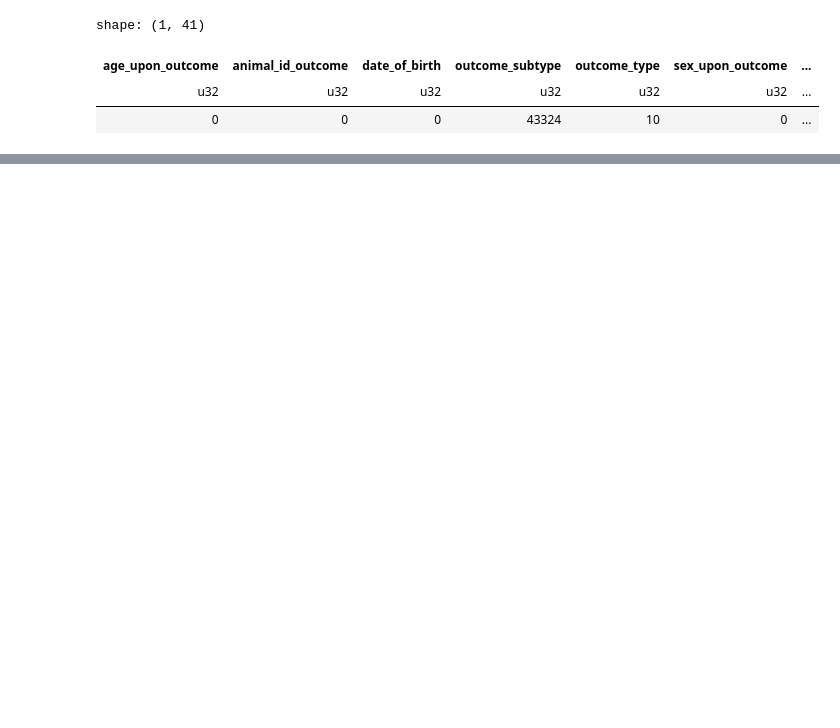
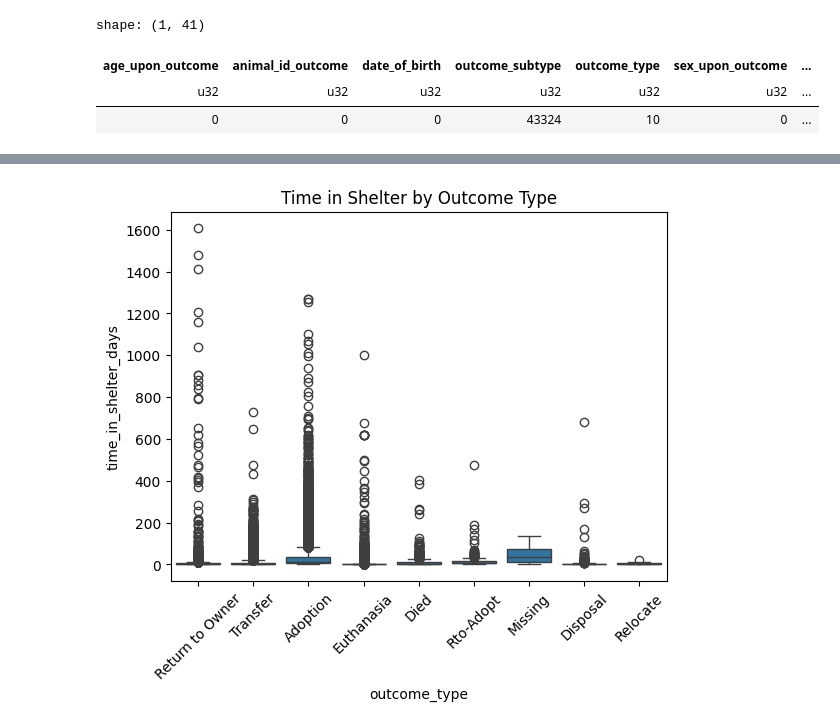
Before and after one commit to hlm01/ECE_143_Project, a Jupyter notebook: main.ipynb, the cells around one changed output, grey strips where cells are left out. Cells and saved outputs as stored; diff of their text form; code cells hidden in the pictures; blank space fills up the shorter version.

```diff
--- a/main.ipynb
+++ b/main.ipynb
@@ -68,0 +123,7 @@ shape: (5, 24)
+# %%
+sns.boxplot(data=df, x='outcome_type', y='time_in_shelter_days')
+plt.title('Time in Shelter by Outcome Type')
+plt.xticks(rotation=45)
+plt.show()
+# %% [output]
+[figure, added]
```
Also changed, not shown: parts of 17 cells of this notebook.
